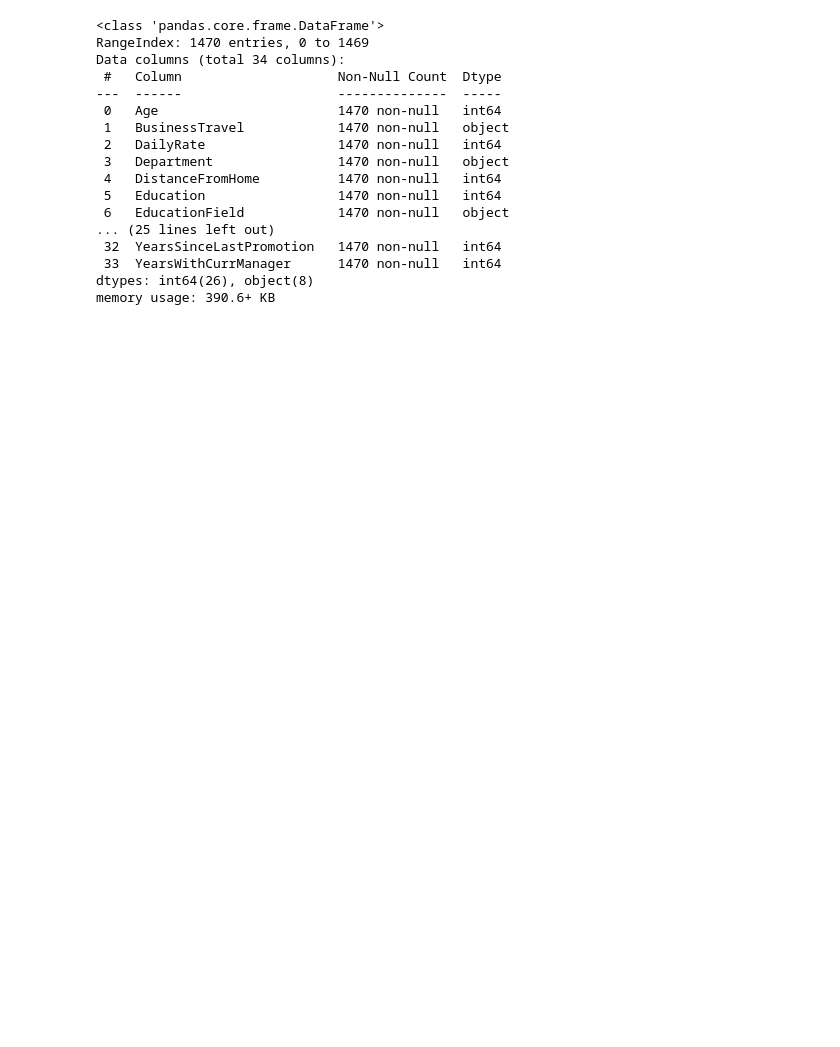
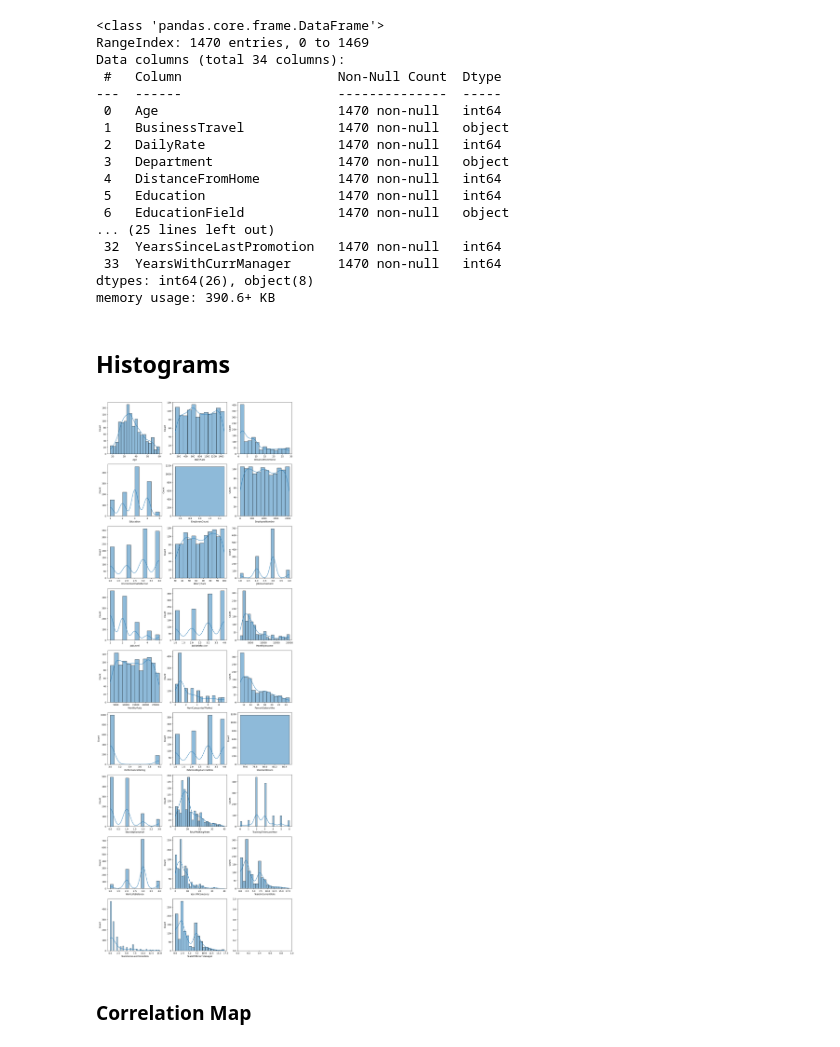
Before and after one commit to krutisnath/Employee_Attrition_prediction, a Jupyter notebook: Employee_attrition.ipynb, the cells around one changed output. Drawn from its saved outputs; the diff is of its cells as text; code cells hidden in the pictures; blank space fills up the shorter version.

```diff
--- a/Employee_attrition.ipynb
+++ b/Employee_attrition.ipynb
@@ -62,0 +69,4 @@ memory usage: 390.6+ KB
+# %%
+X_train, X_test, y_train, y_test = train_test_split(X,y, test_size=0.2, random_state=42)
+# %%
+cont_cols = [col for col in X_train.columns if X_train[col].dtype != object]
@@ -62,0 +75,2 @@ memory usage: 390.6+ KB
+# %% [markdown]
+## Histograms ##
@@ -62,0 +82,12 @@ memory usage: 390.6+ KB
+# %%
+n_cols = 3
+n_rows = math.ceil(len(cont_cols)/n_cols)
+fig, axes = plt.subplots(n_rows, n_cols, figsize=(15,5*n_rows))
+axes=axes.flatten()
+for i,col in enumerate(cont_cols):
+    sns.histplot(X_train[col], ax=axes[i], kde=True)
+plt.show()
+# %% [output]
+[figure, added]
+# %% [markdown]
+### Correlation Map ###
```
Also changed, not shown: parts of 8 cells of this notebook.
